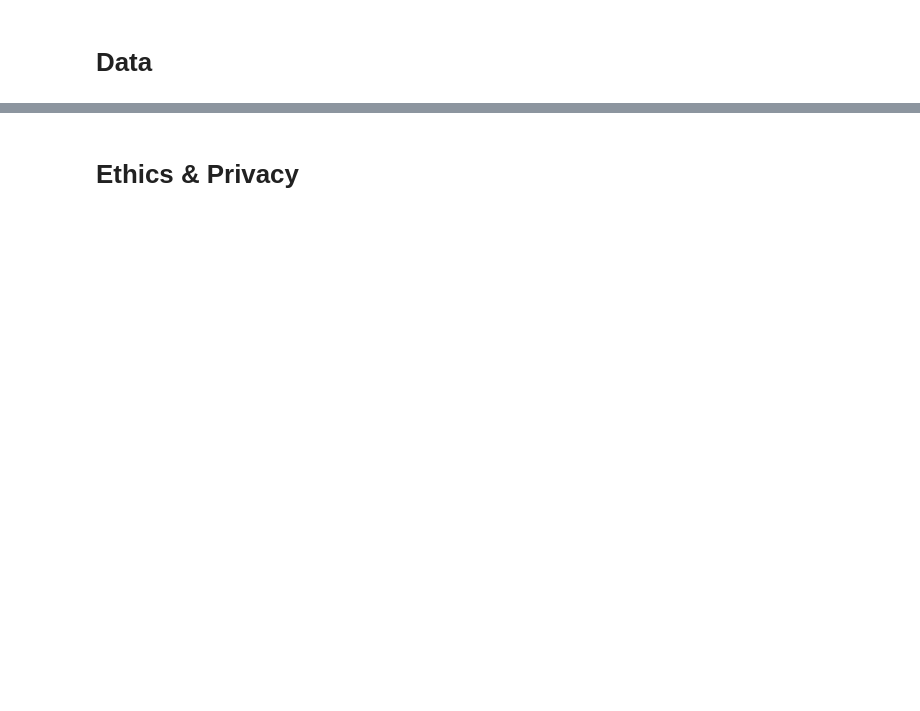
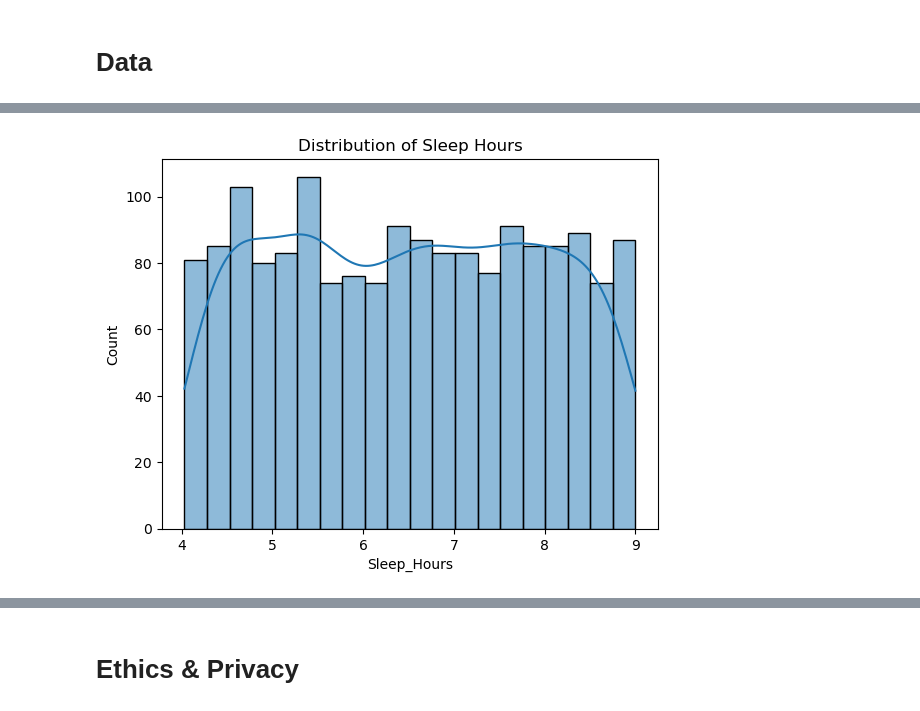
Before and after one commit to keshuvv/Data-Driven-Analysis-of-College-Students-Sleep-Pattern, a Jupyter notebook: FinalProject_Group116-FA24.ipynb, the cells around one changed output, grey strips where cells are left out. Cells and saved outputs as stored; diff of their text form; code cells hidden in the pictures; blank space fills up the shorter version.

```diff
--- a/FinalProject_Group116-FA24.ipynb
+++ b/FinalProject_Group116-FA24.ipynb
@@ -119,0 +257,4 @@ Some more words and stuff.  Remember notebooks work best if you interleave the c
+# %%
+# clean categorical columns
+if 'Gender' in mental_health_data.columns:
+	mental_health_data['Gender'] = mental_health_data['Gender'].str.capitalize()
@@ -119,0 +269,14 @@ Some more words and stuff.  Remember notebooks work best if you interleave the c
+# %%
+# convert columns to numeric (if needed)
+numeric_columns = ['Screen_Time', 'Physical_Activity', 'Sleep_Hours']
+
+for col in numeric_columns:
+	if col in mental_health_data.columns:
+	      mental_health_data[col] = pd.to_numeric(mental_health_data[col], errors='coerce')
+# %%
+# ensure all sleep hours are within 24 hour values
+if 'Sleep_Hours' in mental_health_data.columns:
+	mental_health_data = mental_health_data[(mental_health_data['Sleep_Hours'] >= 0) & (mental_health_data['Sleep_Hours'] <= 24)]
+# %%
+# ensure all age values are between 18-25
+mental_health_data = mental_health_data[(mental_health_data['Age'] >= 18) & (mental_health_data['Age'] <= 25)]
@@ -119,0 +378,7 @@ Some more words and stuff.  Remember notebooks work best if you interleave the c
+# %%
+# Understanding the distribution of numeric columns and the relationship between variables.
+sns.histplot(mental_health_data['Sleep_Hours'], bins=20, kde=True)
+plt.title("Distribution of Sleep Hours")
+plt.show()
+# %% [output]
+[figure, added]
```
Also changed, not shown: parts of 85 cells of this notebook.
